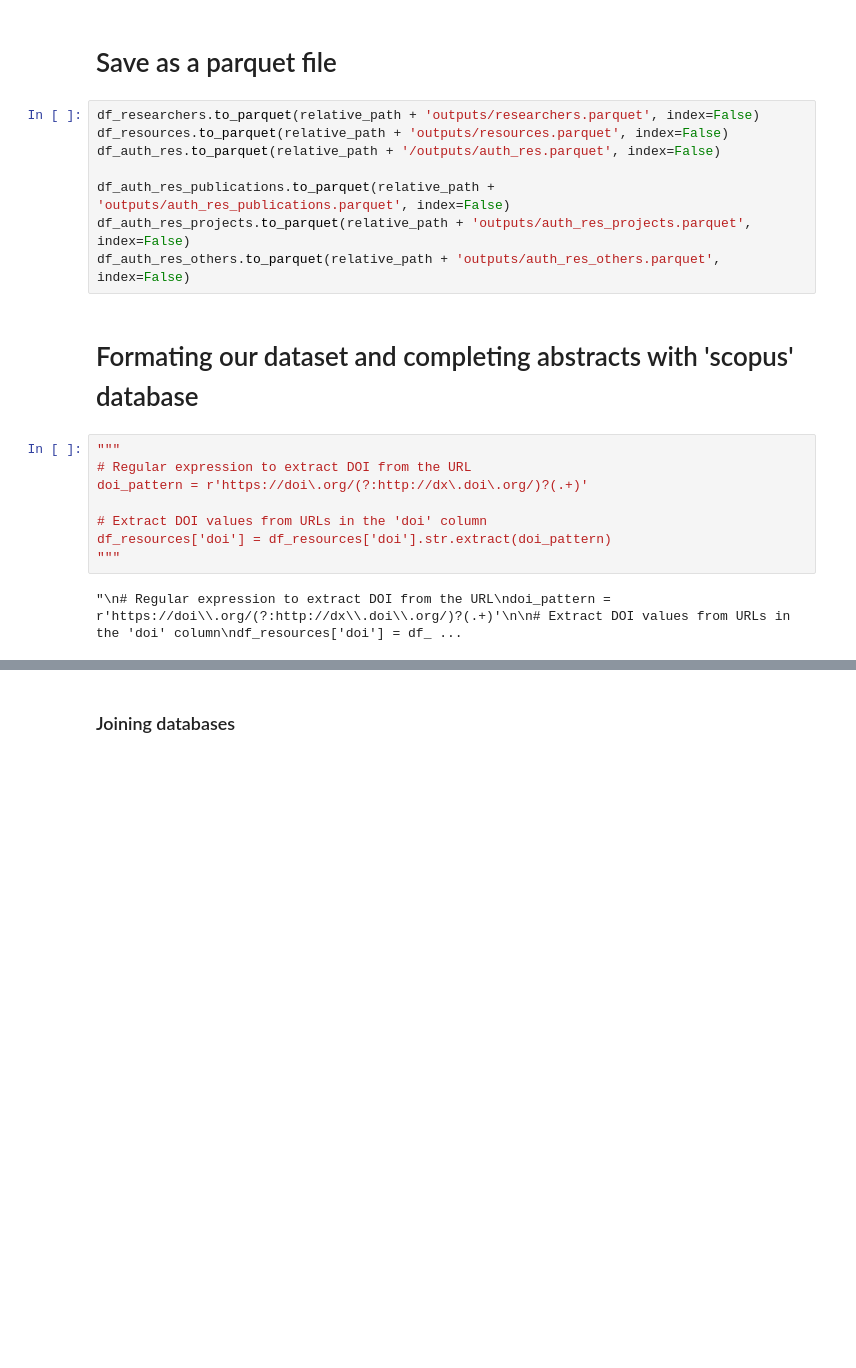
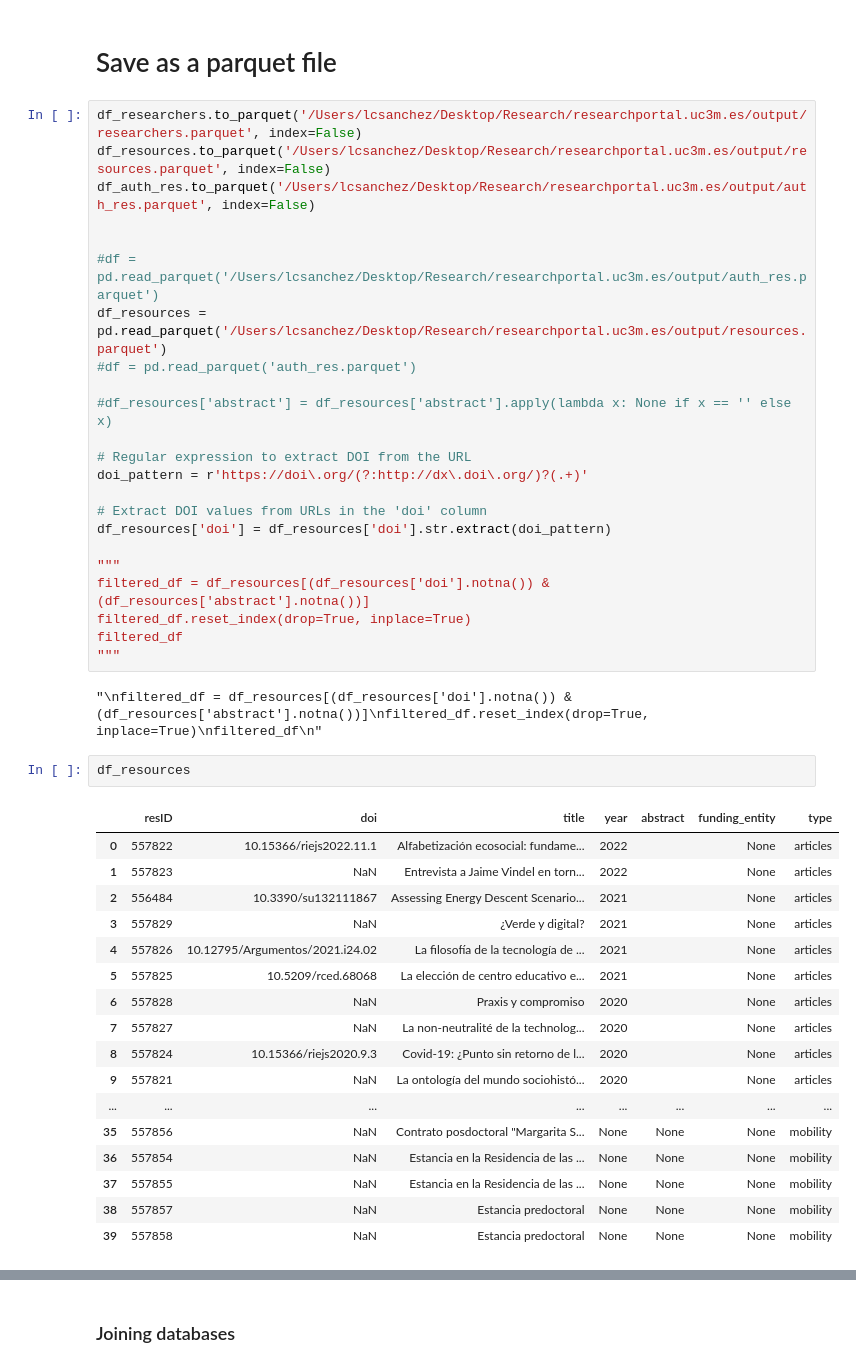
Before and after one commit to AI4University/data_ingest, a Jupyter notebook: UC3M ResearchPortal/Research Portal Scraping.ipynb, the cells around one changed output, grey strips where cells are left out. Saved outputs shown, nothing was run; the diff lists cells and outputs as text; blank space fills up the shorter version.

```diff
--- a/UC3M ResearchPortal/Research Portal Scraping.ipynb
+++ b/UC3M ResearchPortal/Research Portal Scraping.ipynb
@@ -437,22 +425,47 @@ df_auth_res_others.to_csv(relative_path + 'outputs/auth_res_others.csv', index=F
 # %% [markdown]
 # Save as a parquet file
-# %%
-df_researchers.to_parquet(relative_path + 'outputs/researchers.parquet', index=False)
-df_resources.to_parquet(relative_path + 'outputs/resources.parquet', index=False)
-df_auth_res.to_parquet(relative_path + '/outputs/auth_res.parquet', index=False)
-
-df_auth_res_publications.to_parquet(relative_path + 'outputs/auth_res_publications.parquet', index=False)
-df_auth_res_projects.to_parquet(relative_path + 'outputs/auth_res_projects.parquet', index=False)
-df_auth_res_others.to_parquet(relative_path + 'outputs/auth_res_others.parquet', index=False)
-# %% [markdown]
-# Formating our dataset and completing abstracts with 'scopus' database
 # %%
-"""
+df_researchers.to_parquet('/Users/lcsanchez/Desktop/Research/researchportal.uc3m.es/output/researchers.parquet', index=False)
+df_resources.to_parquet('/Users/lcsanchez/Desktop/Research/researchportal.uc3m.es/output/resources.parquet', index=False)
+df_auth_res.to_parquet('/Users/lcsanchez/Desktop/Research/researchportal.uc3m.es/output/auth_res.parquet', index=False)
+
+
+#df = pd.read_parquet('/Users/lcsanchez/Desktop/Research/researchportal.uc3m.es/output/auth_res.parquet')
+df_resources = pd.read_parquet('/Users/lcsanchez/Desktop/Research/researchportal.uc3m.es/output/resources.parquet')
+#df = pd.read_parquet('auth_res.parquet')
+
+#df_resources['abstract'] = df_resources['abstract'].apply(lambda x: None if x == '' else x)
+
 # Regular expression to extract DOI from the URL
 doi_pattern = r'https://doi\.org/(?:http://dx\.doi\.org/)?(.+)'
 
 # Extract DOI values from URLs in the 'doi' column
 df_resources['doi'] = df_resources['doi'].str.extract(doi_pattern)
+
 """
+filtered_df = df_resources[(df_resources['doi'].notna()) & (df_resources['abstract'].notna())]
+filtered_df.reset_index(drop=True, inplace=True)
+filtered_df
+"""
 # %% [output]
-"\n# Regular expression to extract DOI from the URL\ndoi_pattern = r'https://doi\\.org/(?:http://dx\\.doi\\.org/)?(.+)'\n\n# Extract DOI values from URLs in the 'doi' column\ndf_resources['doi'] = df_ ...
+"\nfiltered_df = df_resources[(df_resources['doi'].notna()) & (df_resources['abstract'].notna())]\nfiltered_df.reset_index(drop=True, inplace=True)\nfiltered_df\n"
+# %%
+df_resources
+# %% [output]
+|  | resID | doi | title | year | abstract | funding_entity | type |
+| 0 | 557822 | 10.15366/riejs2022.11.1 | Alfabetización ecosocial: fundame... | 2022 |  | None | articles |
+| 1 | 557823 | NaN | Entrevista a Jaime Vindel en torn... | 2022 |  | None | articles |
+| 2 | 556484 | 10.3390/su132111867 | Assessing Energy Descent Scenario... | 2021 |  | None | articles |
+| 3 | 557829 | NaN | ¿Verde y digital? | 2021 |  | None | articles |
+| 4 | 557826 | 10.12795/Argumentos/2021.i24.02 | La filosofía de la tecnología de ... | 2021 |  | None | articles |
+| 5 | 557825 | 10.5209/rced.68068 | La elección de centro educativo e... | 2021 |  | None | articles |
+| 6 | 557828 | NaN | Praxis y compromiso | 2020 |  | None | articles |
+| 7 | 557827 | NaN | La non-neutralité de la technolog... | 2020 |  | None | articles |
+| 8 | 557824 | 10.15366/riejs2020.9.3 | Covid-19: ¿Punto sin retorno de l... | 2020 |  | None | articles |
+| 9 | 557821 | NaN | La ontología del mundo sociohistó... | 2020 |  | None | articles |
+| ... | ... | ... | ... | ... | ... | ... | ... |
+| 35 | 557856 | NaN | Contrato posdoctoral "Margarita S... | None | None | None | mobility |
+| 36 | 557854 | NaN | Estancia en la Residencia de las ... | None | None | None | mobility |
+| 37 | 557855 | NaN | Estancia en la Residencia de las ... | None | None | None | mobility |
+| 38 | 557857 | NaN | Estancia predoctoral | None | None | None | mobility |
+| 39 | 557858 | NaN | Estancia predoctoral | None | None | None | mobility |
```
Also changed, not shown: parts of 31 cells of this notebook.
